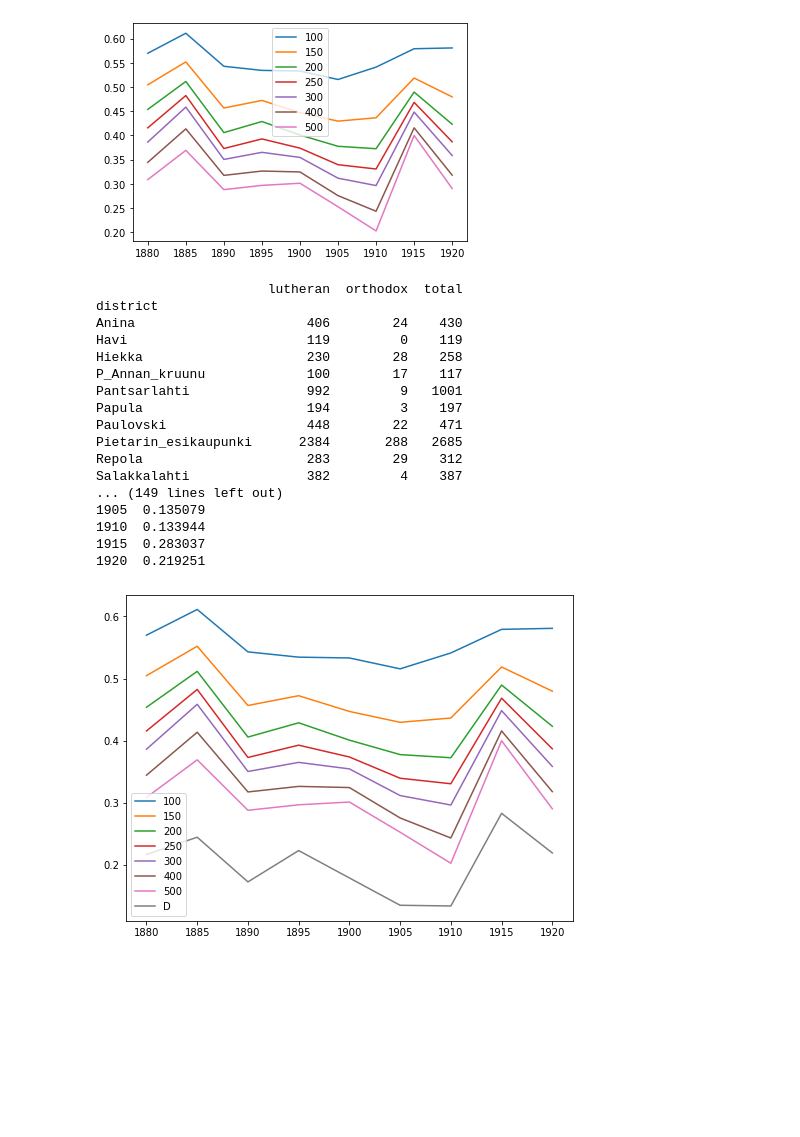
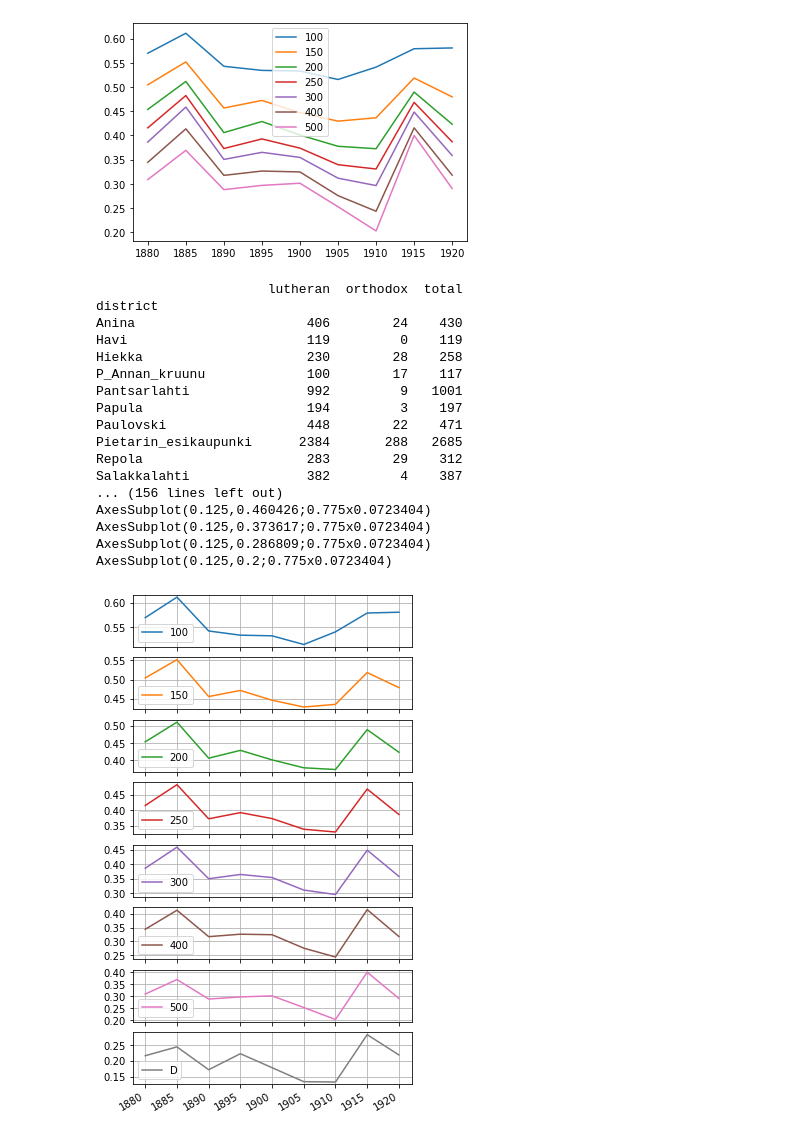
Before and after one commit to AnttiHaerkoenen/spatial_segregation, a Jupyter notebook: notebooks/segregation_change_1880-1920.ipynb, the cells around one changed output. Drawn from its saved outputs; the diff is of its cells as text; code cells hidden in the pictures; blank space fills up the shorter version.

Commit message:
added grids

```diff
--- a/notebooks/segregation_change_1880-1920.ipynb
+++ b/notebooks/segregation_change_1880-1920.ipynb
@@ -300,38 +300,45 @@ for year in range(1880, 1921, 5):
     population_data = population_data[population_data.district.isin(districts_in_city)]
     population_data = population_data.loc[:, ['district', 'lutheran', 'orthodox', 'total']].groupby('district').sum()
 
     D = Dissim(
         population_data,
         group_pop_var='orthodox',
         total_pop_var='total',
     )
     results_D[year] = D.statistic
 
     print(population_data)
 
 print(pd.Series(results_D))
 results['D'] = pd.Series(results_D)
 print(results)
-results.plot(
-    figsize=(8, 6),
+fig, *axes = results.plot(
+    figsize=(5, 10),
+    subplots=True,
+    grid=True,
 )
+for ax in axes:
+    print(ax)
+    ticks = np.arange(0, 1, 0.05)
+    ax.set_yticks(ticks)
+    ax.autoscale_view()
 plt.savefig('../figures/S_and_D.png')
 # %% [output]
                       lutheran  orthodox  total
 district
 Anina                      406        24    430
 Havi                       119         0    119
 Hiekka                     230        28    258
 P_Annan_kruunu             100        17    117
 Pantsarlahti               992         9   1001
 Papula                     194         3    197
 Paulovski                  448        22    471
 Pietarin_esikaupunki      2384       288   2685
 Repola                     283        29    312
 Salakkalahti               382         4    387
-... (149 lines left out)
-1905  0.135079
-1910  0.133944
-1915  0.283037
-1920  0.219251
+... (156 lines left out)
+AxesSubplot(0.125,0.460426;0.775x0.0723404)
+AxesSubplot(0.125,0.373617;0.775x0.0723404)
+AxesSubplot(0.125,0.286809;0.775x0.0723404)
+AxesSubplot(0.125,0.2;0.775x0.0723404)
-[figure, old version]
+[figure, new version]
```
Also changed, not shown: 2 other files.
